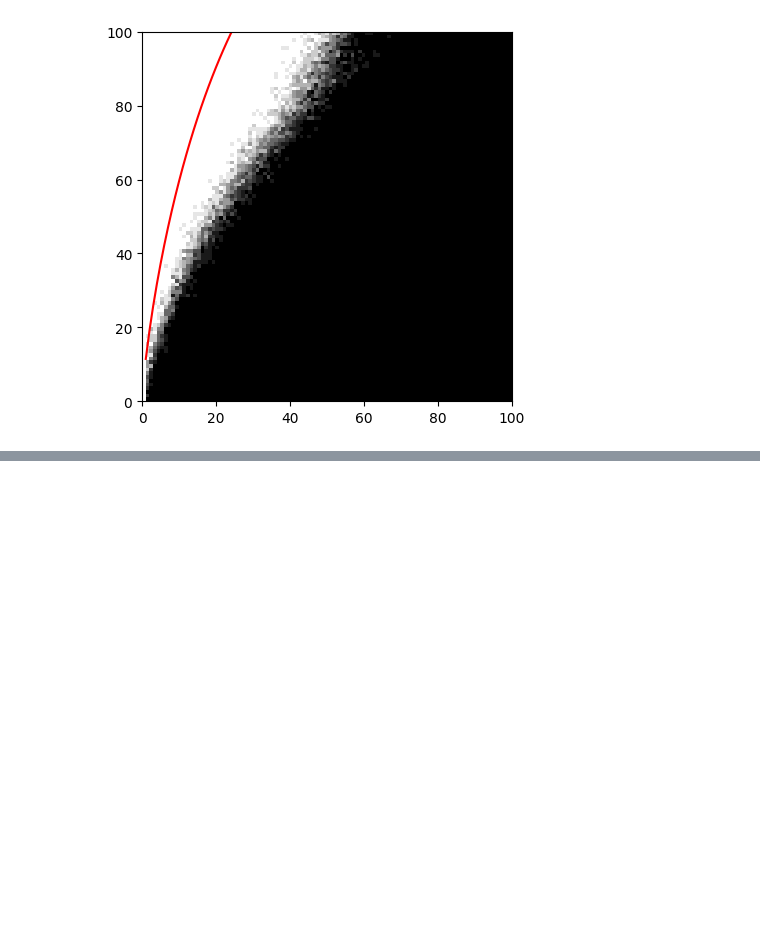
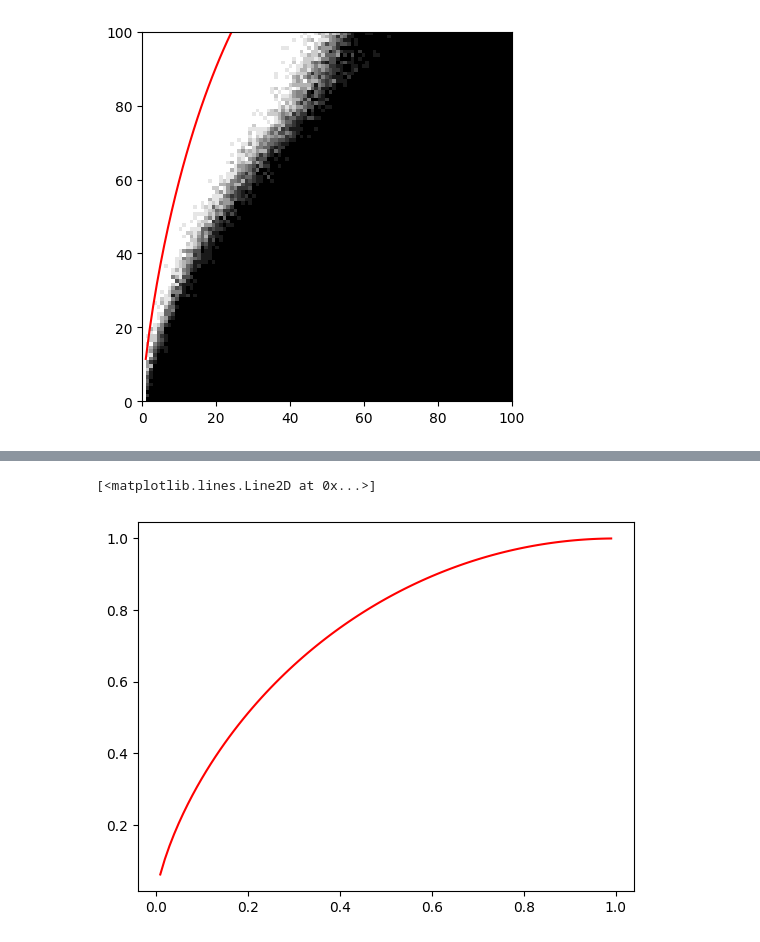
Before and after one commit to anastorr/compressed-sensing, a Jupyter notebook: compressed_sensing.ipynb, the cells around one changed output, grey strips where cells are left out. Cells and saved outputs as stored; diff of their text form; code cells hidden in the pictures; blank space fills up the shorter version.

```diff
--- a/compressed_sensing.ipynb
+++ b/compressed_sensing.ipynb
@@ -222,0 +272,5 @@ array([[10., 10., 10., ..., 10., 10., 10.],
+# %%
+plt.plot(s/100, psi_ro, c='red')
+# %% [output]
+[<matplotlib.lines.Line2D at 0x...>]
+[figure, added]
```
Also changed, not shown: parts of 23 cells of this notebook, 3 other files.
